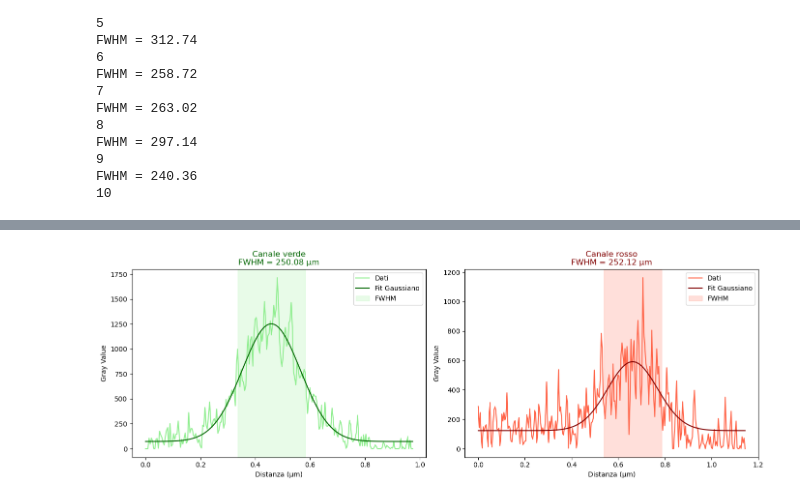
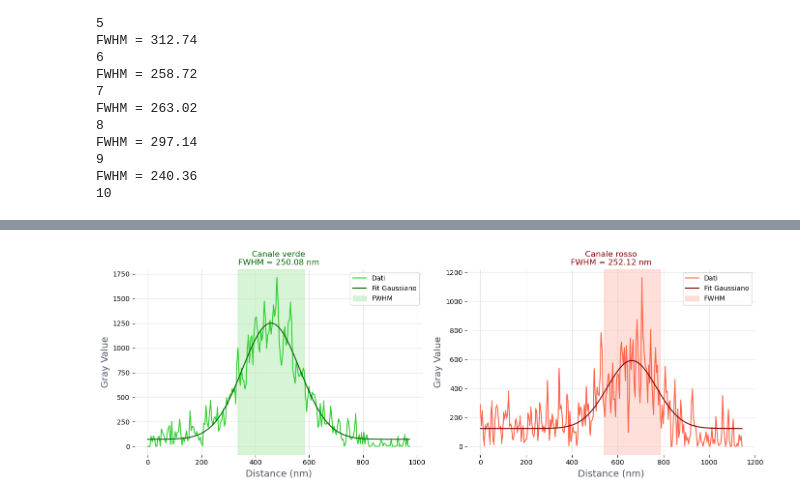
Before and after one commit to CarminatiGiovanni/LaboratorioBiofisica, a Jupyter notebook: MICROSCOPIA/AAA_risoluzione.ipynb, the cells around one changed output, grey strips where cells are left out. Cells and saved outputs as stored; diff of their text form; code cells hidden in the pictures.

```diff
--- a/MICROSCOPIA/AAA_risoluzione.ipynb
+++ b/MICROSCOPIA/AAA_risoluzione.ipynb
@@ -262,38 +271,44 @@ def get_fwhm_lines(X, Y):
     p0 = [np.max(Y), X[np.argmax(Y)], np.std(X), np.min(Y)]
     popt, _ = curve_fit(gaussian, X, Y, p0=p0)
     # Calculate FWHM
     amp, mu, sigma, fondo = popt
     fwhm = 2 * np.sqrt(2 * np.log(2)) * sigma
     half_max = fondo + amp * norm.pdf(mu, loc=mu, scale=sigma) / 2
     # Find x1, x2 where gaussian crosses half max
     y_fit = gaussian(X, *popt)
     indices = np.where(y_fit >= half_max)[0]
     x1 = X[indices[0]]
     x2 = X[indices[-1]]
     return popt, x1, x2, fwhm
 
 def plot_fwhm(ax, X, Y, color, fit_color, label):
     popt, x1, x2, fwhm = get_fwhm_lines(X, Y)
     ax.plot(X, Y, color=color, label='Dati')
     ax.plot(X, gaussian(X, *popt), color=fit_color, linestyle='-', label='Fit Gaussiano')
     ax.axvspan(x1, x2, color=color, alpha=0.2, label='FWHM')
-    ax.set_title(f'{label}\nFWHM = {fwhm*1000:.2f} μm', color=fit_color)
-    ax.set_xlabel('Distanza (μm)')
-    ax.set_ylabel('Gray Value')
+    ax.set_title(f'{label}\nFWHM = {fwhm:.2f} nm', color=fit_color)
+    ax.set_xlabel('Distanza (μm)', fontsize=15)
+    ax.set_ylabel('Gray Value', fontsize=15)
     ax.legend()
     return fwhm
 
 fig, axs = plt.subplots(1, 2, figsize=(14, 5))
 
+
 # Filino verde 3
-Xv, Yv = data_verde[2][0], data_verde[2][1]
-fwhmv = plot_fwhm(axs[0], Xv, Yv, color='lightgreen', fit_color='darkgreen', label='Canale verde')
+fwhmv = plot_fwhm(axs[0], Xv * 1000, Yv, color='limegreen', fit_color='darkgreen', label='Canale verde')
 
 # Filino rosso 2
-Xr, Yr = data_rosso[1][0], data_rosso[1][1]
-fwhmr = plot_fwhm(axs[1], Xr, Yr, color='tomato', fit_color='maroon', label='Canale rosso')
+fwhmr = plot_fwhm(axs[1], Xr * 1000, Yr, color='tomato', fit_color='maroon', label='Canale rosso')
+
+for ax in axs:
+    for spine in ax.spines.values():
+        spine.set_visible(False)
+    ax.grid(True, zorder=0, linestyle='-', color='#CCCCCC', alpha=0.5)
+    ax.set_xlabel('Distance (nm)', fontsize=14, color='#4D5663', fontname='DejaVu Sans')
+    ax.set_ylabel('Gray Value', fontsize=14, color='#4D5663', fontname='DejaVu Sans')
 
 plt.tight_layout()
 plt.show()
 # %% [output]
-[figure, old version]
+[figure, new version]
```
Also changed, not shown: parts of 5 cells of this notebook, 6 other files.
